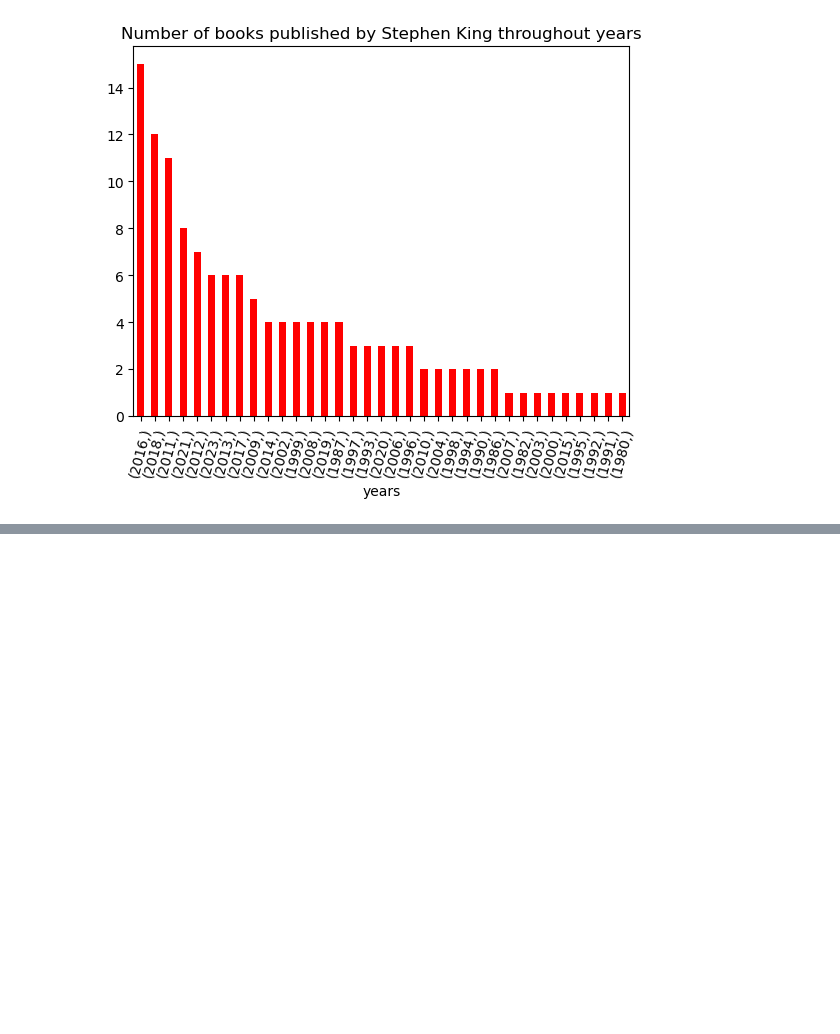
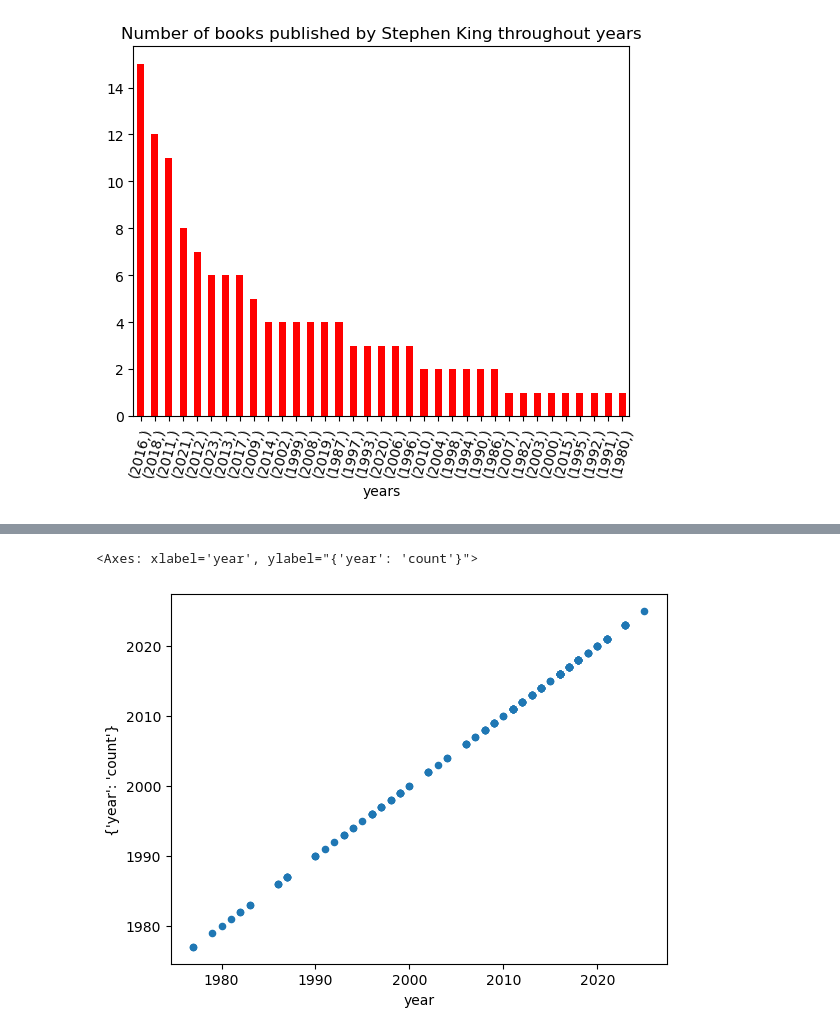
Before and after one commit to MichaelaKiana/Project-3, a Jupyter notebook: static/data/charts/charts.ipynb, the cells around one changed output, grey strips where cells are left out. Saved outputs shown, nothing was run; the diff lists cells and outputs as text; code cells hidden in the pictures; blank space fills up the shorter version.

Commit message:
inseerting author page with a chart

```diff
--- a/static/data/charts/charts.ipynb
+++ b/static/data/charts/charts.ipynb
@@ -84,19 +101,21 @@ for x in db['king-bachman'].find({}):
     # if there is no published date it does nothing
     try:
         if 'Stephen King' in x['volumeInfo']['authors']:
-            king_dates.append(x['volumeInfo']['publishedDate'].split('-')[0])
+            king_dates.append(int(x['volumeInfo']['publishedDate'].split('-')[0]))
         elif 'Richard Bachman' in x['volumeInfo']['authors']:
-            bachman_dates.append(x['volumeInfo']['publishedDate'].split('-')[0])
+            bachman_dates.append(int(x['volumeInfo']['publishedDate'].split('-')[0]))
         else:
-            other_dates.append(x['volumeInfo']['publishedDate'].split('-')[0])
+            other_dates.append(int(x['volumeInfo']['publishedDate'].split('-')[0]))
 
     except:
         pass
+
+import json
+
 data = {
         'king': king_dates,
         'bachman': bachman_dates,
         'other': other_dates,
     }
-data
-
-pd.DataFrame({x:data for x in data}.items(),columns=['year', 'books published']).set_index('year').sort_index().plot(kind='line', color='r', title= "Number of books published by Stephen King,Richard Bachman and co authors")
+with open('author_dates.json', 'w') as f:
+    json.dump(data, f)
@@ -122,0 +122,15 @@ pd.DataFrame({x:data for x in data}.items(),columns=['year', 'books published'])
+# %%
+#pd.DataFrame({x:publish_dates.count(x) for x in publish_dates}.items(), columns=['year', 'count']).set_index('year').sort_index().plot(kind='line')
+data = []
+for x in db['king-bachman'].find({}):
+    try:
+        if 'Stephen King' in x['volumeInfo']['authors']:
+            data.append(('Stephen King', int(x['volumeInfo']['publishedDate'].split('-')[0]), "green"))
+        elif 'Richard Bachman' in x['volumeInfo']['authors']:
+            data.append(('Richard Bachman', int(x['volumeInfo']['publishedDate'].split('-')[0]), "blue"))
+        else:
+            data.append(('Other', int(x['volumeInfo']['publishedDate'].split('-')[0]), "red"))
+    except:
+        pass
+df = pd.DataFrame(data, columns=['name', 'year', 'color'])
+df
@@ -122,0 +180,5 @@ pd.DataFrame({x:data for x in data}.items(),columns=['year', 'books published'])
+# %%
+df.set_index('name').plot(x='year', y={'year':'count'},kind='scatter')
+# %% [output]
+<Axes: xlabel='year', ylabel="{'year': 'count'}">
+[figure, added]
```
Also changed, not shown: parts of 11 cells of this notebook, 6 other files.
